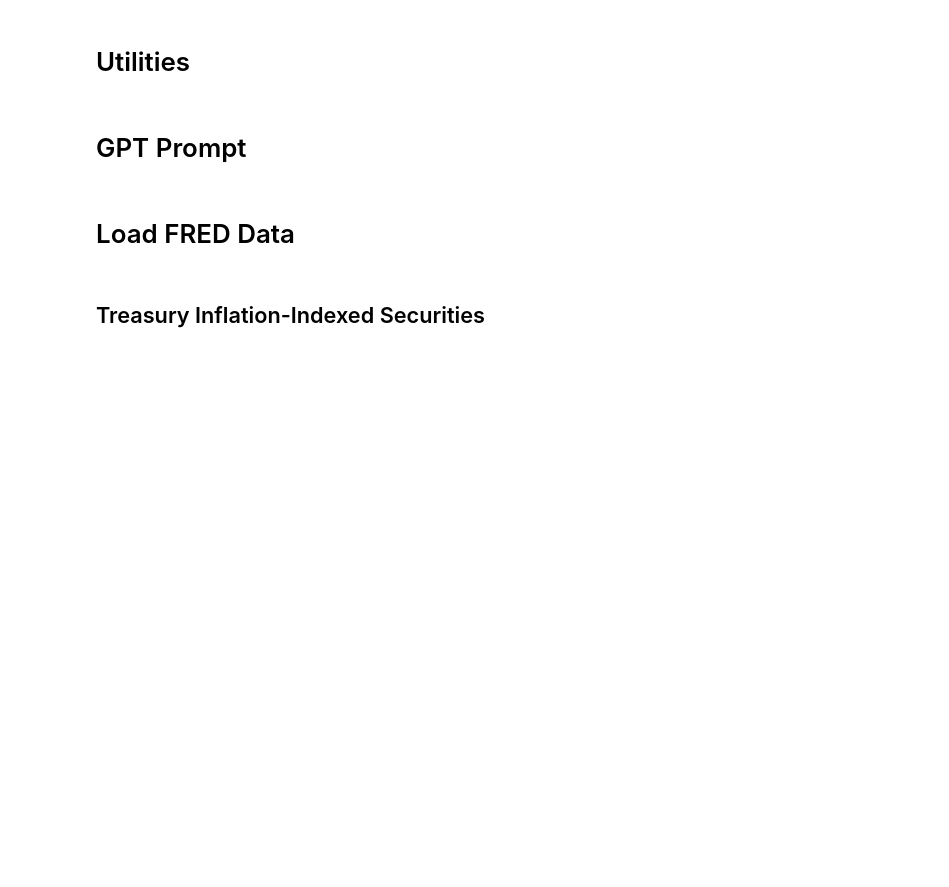
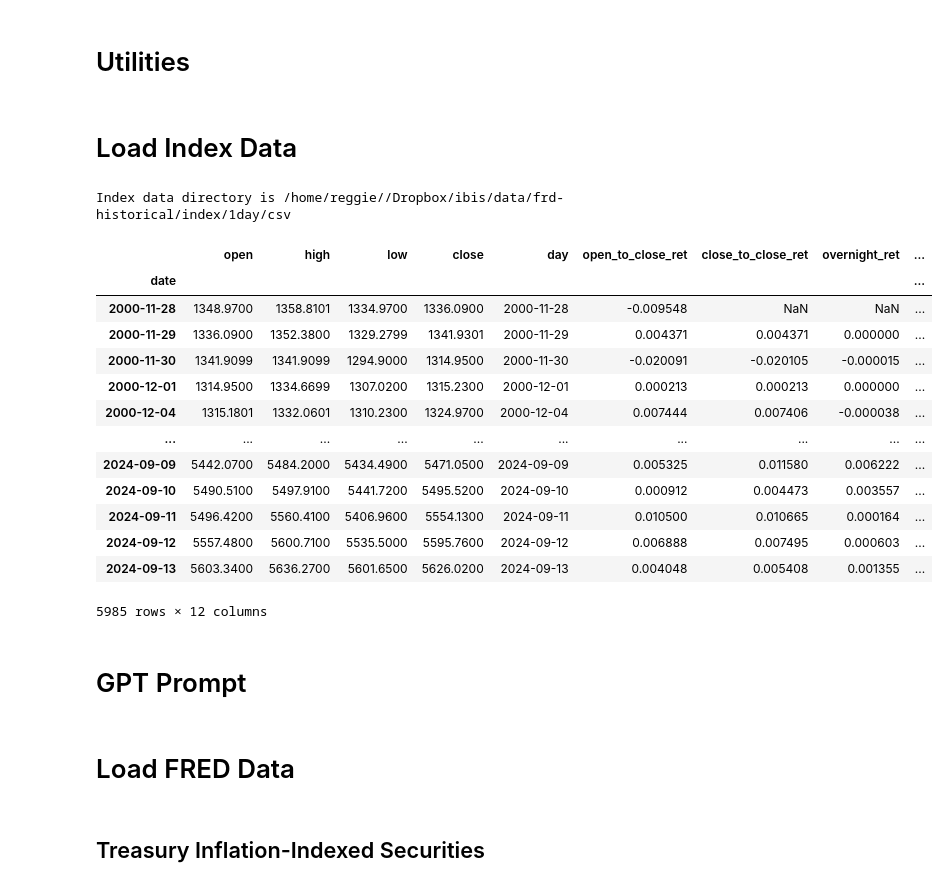
Before and after one commit to 196sigma/ibis, a Jupyter notebook: notebooks/Ibis.ipynb, the cells around one changed output. Cells and saved outputs as stored; diff of their text form; code cells hidden in the pictures; blank space fills up the shorter version.

```diff
--- a/notebooks/Ibis.ipynb
+++ b/notebooks/Ibis.ipynb
@@ -36,6 +36,11 @@ elif COMPUTING_ENV == 'aws':
 
 DATA_DIR = os.path.join(WORKING_DIR, "data")
 STOCK_DATA_DIR  = os.path.join(DATA_DIR, 'tmp')
+FRD_DATA_DIR = os.path.join(DATA_DIR, 'frd-historical')
+print(f"Working directory is\n\t{WORKING_DIR}")
+print(f"Data directory is\n\t{DATA_DIR}")
+print(f"Stock data directory is\n\t{STOCK_DATA_DIR}")
+print(f"FRD data directory is\n\t{FRD_DATA_DIR}")
 
 # data dictionary
 data_dictionary_fp = os.path.join(DATA_DIR, "data_dictionary.json")
@@ -54,16 +59,19 @@ with open(openai_api_key_fp) as f:
     OPENAI_API_KEY = f.read().strip()
 print(f"OpenAI API key is {OPENAI_API_KEY}")
 
+# FRED Data
 fred_api_key_fp = os.path.join(API_KEYS_DIR, 'FRED-API-KEY')
 with open(fred_api_key_fp) as f:
     fred_api_key = f.read().strip()
 print(f"FRED API key is {fred_api_key}")
-
-# FRED Data
 FRED_DIR = os.path.join(DATA_DIR, "FRED")
 fred_daily_data_fp = os.path.join(FRED_DIR, 'daily', 'FRED_daily.csv')
 if not os.path.exists(fred_daily_data_fp):
     print(f"FRED daily data do not exist in {fred_daily_data_fp}.")
 else:
     print(f"FRED daily data are in {fred_daily_data_fp}")
+
+# a table to map asset types to download directories
+frd_download_directories = pd.read_csv(os.path.join(FRD_DATA_DIR, 'frd-download-directories.csv'))
+frd_download_directories
 # %% [output]
@@ -114,4 +165,37 @@ def load_stock_prices(ticker, asset_type, period, timeframe, adjustment, stock_d
     return prices_df
+# %% [markdown]
+# Load Index Data
+# %%
+asset_type = 'index'
+ticker = 'SPX'
+period = 'full'
+timeframe = '1day'
+index_data_dir = os.path.join(FRD_DATA_DIR, frd_download_directories.query(f"type == '{asset_type}' & timeframe == '{timeframe}'")['directory'].values[0], 'csv')
+print(f"Index data directory is {index_data_dir}")
+spx_df = load_stock_prices(
+    ticker=ticker,
+    asset_type=asset_type,
+    period=period,
+    timeframe=timeframe,
+    data_dir=index_data_dir
+)
+spx_df
+# %% [output]
+Index data directory is /home/reggie//Dropbox/ibis/data/frd-historical/index/1day/csv
+|  | open | high | low | close | day | open_to_close_ret | close_to_close_ret | overnight_ret | ... |
+| date |  |  |  |  |  |  |  |  | ... |
+| 2000-11-28 | 1348.9700 | 1358.8101 | 1334.9700 | 1336.0900 | 2000-11-28 | -0.009548 | NaN | NaN | ... |
+| 2000-11-29 | 1336.0900 | 1352.3800 | 1329.2799 | 1341.9301 | 2000-11-29 | 0.004371 | 0.004371 | 0.000000 | ... |
+| 2000-11-30 | 1341.9099 | 1341.9099 | 1294.9000 | 1314.9500 | 2000-11-30 | -0.020091 | -0.020105 | -0.000015 | ... |
+| 2000-12-01 | 1314.9500 | 1334.6699 | 1307.0200 | 1315.2300 | 2000-12-01 | 0.000213 | 0.000213 | 0.000000 | ... |
+| 2000-12-04 | 1315.1801 | 1332.0601 | 1310.2300 | 1324.9700 | 2000-12-04 | 0.007444 | 0.007406 | -0.000038 | ... |
+| ... | ... | ... | ... | ... | ... | ... | ... | ... | ... |
+| 2024-09-09 | 5442.0700 | 5484.2000 | 5434.4900 | 5471.0500 | 2024-09-09 | 0.005325 | 0.011580 | 0.006222 | ... |
+| 2024-09-10 | 5490.5100 | 5497.9100 | 5441.7200 | 5495.5200 | 2024-09-10 | 0.000912 | 0.004473 | 0.003557 | ... |
+| 2024-09-11 | 5496.4200 | 5560.4100 | 5406.9600 | 5554.1300 | 2024-09-11 | 0.010500 | 0.010665 | 0.000164 | ... |
+| 2024-09-12 | 5557.4800 | 5600.7100 | 5535.5000 | 5595.7600 | 2024-09-12 | 0.006888 | 0.007495 | 0.000603 | ... |
+| 2024-09-13 | 5603.3400 | 5636.2700 | 5601.6500 | 5626.0200 | 2024-09-13 | 0.004048 | 0.005408 | 0.001355 | ... |
+5985 rows × 12 columns
 # %% [markdown]
 # GPT Prompt
 # %%
```
Also changed, not shown: parts of 19 cells of this notebook, 4 other files.
